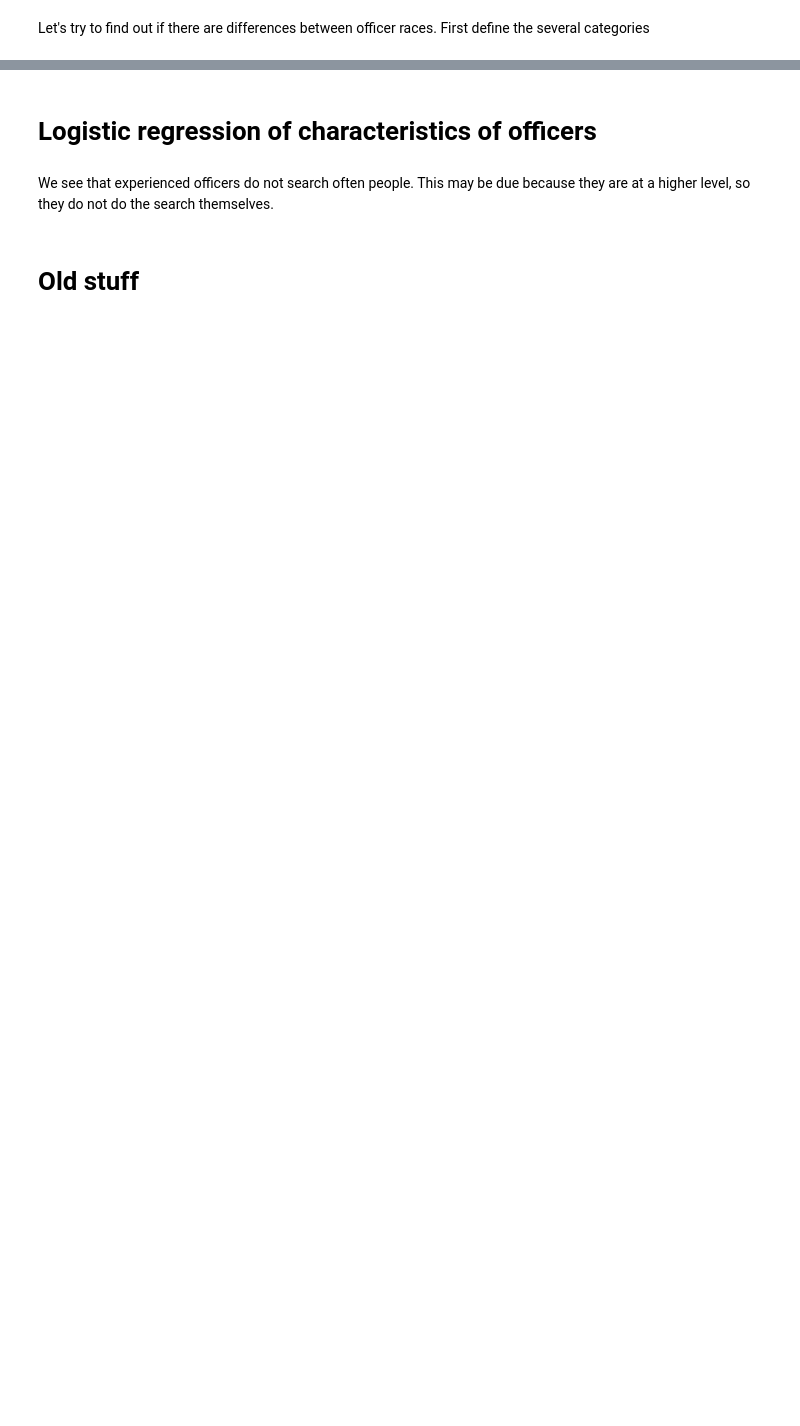
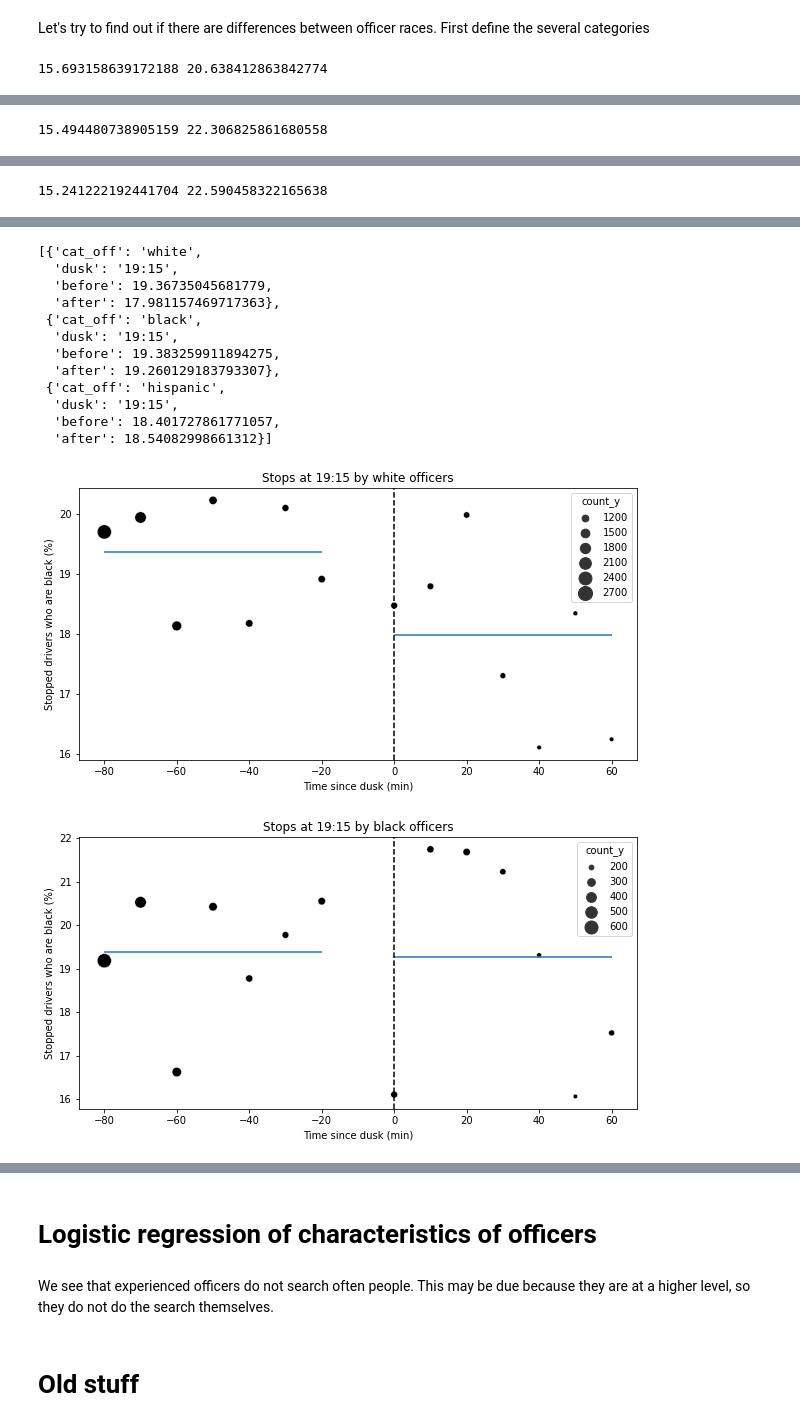
Before and after one commit to epfl-ada/ada-2020-project-milestone-p3-p3_vsl, a Jupyter notebook: notebook.ipynb, the cells around one changed output, grey strips where cells are left out. Cells and saved outputs as stored; diff of their text form; code cells hidden in the pictures; blank space fills up the shorter version.

```diff
--- a/notebook.ipynb
+++ b/notebook.ipynb
@@ -1121,7 +1018,9 @@ officer_sex_struct =  {
     'name': 'officer_sex',
     'values': ['male', 'female']
 }
-struct = officer_yos_struct
+struct = officer_race_struct
 subject_race='black'
 # %%
-# plot_1sub_Aoff(df_to_exploit, plot=True,  off_cat_name=struct['name'], off_cat_values=struct['values'], sub_race= 'black', dusk_time='19:15', county_name=None, filename='1915_white.html')
+plot_1sub_Aoff(df_to_exploit, plot=True,  off_cat_name=struct['name'], off_cat_values=struct['values'], sub_race= 'black', dusk_time='19:15', county_name=None, filename='1915_white.html')
+# %% [output]
+15.693158639172188 20.638412863842774
@@ -1127,0 +1028 @@ subject_race='black'
+15.494480738905159 22.306825861680558
@@ -1127,0 +1030 @@ subject_race='black'
+15.241222192441704 22.590458322165638
@@ -1127,0 +1032,14 @@ subject_race='black'
+[{'cat_off': 'white',
+  'dusk': '19:15',
+  'before': 19.36735045681779,
+  'after': 17.981157469717363},
+ {'cat_off': 'black',
+  'dusk': '19:15',
+  'before': 19.383259911894275,
+  'after': 19.260129183793307},
+ {'cat_off': 'hispanic',
+  'dusk': '19:15',
+  'before': 18.401727861771057,
+  'after': 18.54082998661312}]
+[figure, added]
+[figure, added]
```
Also changed, not shown: parts of 41 cells of this notebook.
